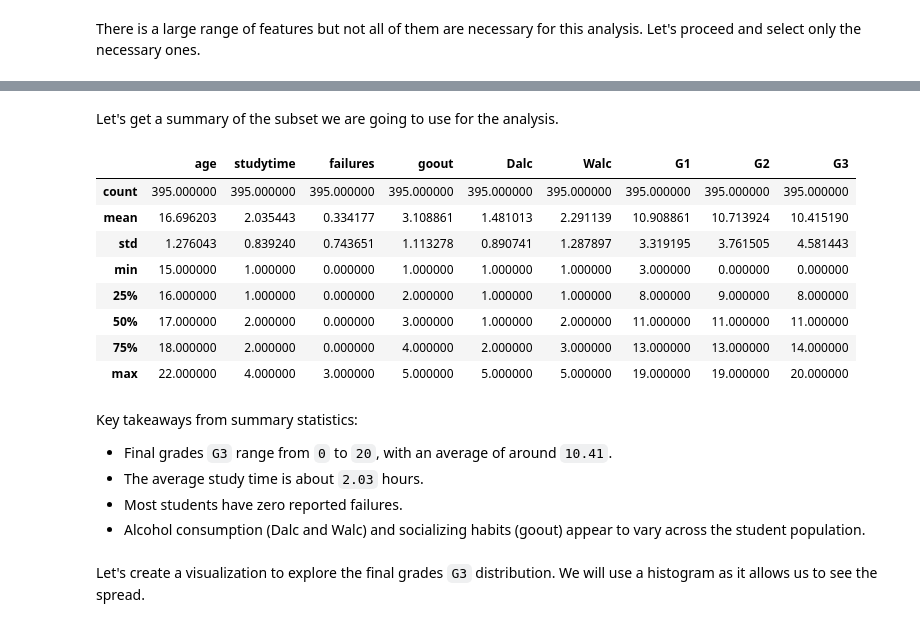
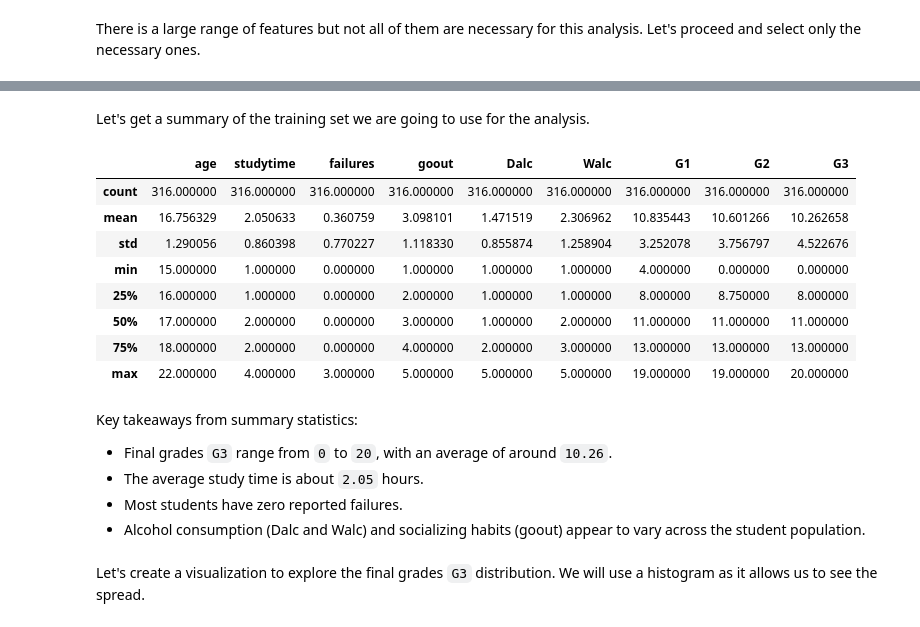
Before and after one commit to UBC-MDS/dsci-522-group-23, a Jupyter notebook: notebooks/student_performance_predictor_report.ipynb, the cells around one changed output, grey strips where cells are left out. Drawn from its saved outputs; the diff is of its cells as text; code cells hidden in the pictures.

```diff
--- a/notebooks/student_performance_predictor_report.ipynb
+++ b/notebooks/student_performance_predictor_report.ipynb
@@ -30,7 +79,6 @@ The file is a `.csv` file with `;` as delimiter. Let's use `pandas`to read it in
 # %%
 # Load data
-df_url = "https://archive.ics.uci.edu/dataset/320/student+performance"
-student_performance = pd.read_csv('../data/student-mat.csv', delimiter=';')
+student_performance = pd.read_csv('../data/raw/student-mat.csv', delimiter=';')
 student_performance.head()
 # %% [output]
 |  | school | sex | age | address | famsize | Pstatus | Medu | Fedu | Mjob | Fjob | ... | ... |
@@ -90,5 +140,9 @@ columns = ['sex',
            'G1',
            'G2',
            'G3']
-student_performance_df = student_df[columns]
-student_performance_df.isnull().sum()
+
+subset_df = student_performance[columns]
+
+train_df, test_df = train_test_split(
+    subset_df, test_size=0.2, random_state=123
+)
@@ -116,22 +178,22 @@ student_performance_df.head()
 # %% [markdown]
-Let's get a summary of the subset we are going to use for the analysis.
+Let's get a summary of the training set we are going to use for the analysis.
 # %%
-student_performance_df.describe()
+train_df.describe()
 # %% [output]
 |  | age | studytime | failures | goout | Dalc | Walc | G1 | G2 | G3 |
-| count | 395.000000 | 395.000000 | 395.000000 | 395.000000 | 395.000000 | 395.000000 | 395.000000 | 395.000000 | 395.000000 |
-| mean | 16.696203 | 2.035443 | 0.334177 | 3.108861 | 1.481013 | 2.291139 | 10.908861 | 10.713924 | 10.415190 |
-| std | 1.276043 | 0.839240 | 0.743651 | 1.113278 | 0.890741 | 1.287897 | 3.319195 | 3.761505 | 4.581443 |
-| min | 15.000000 | 1.000000 | 0.000000 | 1.000000 | 1.000000 | 1.000000 | 3.000000 | 0.000000 | 0.000000 |
-| 25% | 16.000000 | 1.000000 | 0.000000 | 2.000000 | 1.000000 | 1.000000 | 8.000000 | 9.000000 | 8.000000 |
+| count | 316.000000 | 316.000000 | 316.000000 | 316.000000 | 316.000000 | 316.000000 | 316.000000 | 316.000000 | 316.000000 |
+| mean | 16.756329 | 2.050633 | 0.360759 | 3.098101 | 1.471519 | 2.306962 | 10.835443 | 10.601266 | 10.262658 |
+| std | 1.290056 | 0.860398 | 0.770227 | 1.118330 | 0.855874 | 1.258904 | 3.252078 | 3.756797 | 4.522676 |
+| min | 15.000000 | 1.000000 | 0.000000 | 1.000000 | 1.000000 | 1.000000 | 4.000000 | 0.000000 | 0.000000 |
+| 25% | 16.000000 | 1.000000 | 0.000000 | 2.000000 | 1.000000 | 1.000000 | 8.000000 | 8.750000 | 8.000000 |
 | 50% | 17.000000 | 2.000000 | 0.000000 | 3.000000 | 1.000000 | 2.000000 | 11.000000 | 11.000000 | 11.000000 |
-| 75% | 18.000000 | 2.000000 | 0.000000 | 4.000000 | 2.000000 | 3.000000 | 13.000000 | 13.000000 | 14.000000 |
+| 75% | 18.000000 | 2.000000 | 0.000000 | 4.000000 | 2.000000 | 3.000000 | 13.000000 | 13.000000 | 13.000000 |
 | max | 22.000000 | 4.000000 | 3.000000 | 5.000000 | 5.000000 | 5.000000 | 19.000000 | 19.000000 | 20.000000 |
 # %% [markdown]
 Key takeaways from summary statistics:
 
-- Final grades `G3` range from `0` to `20`, with an average of around `10.41`.
-- The average study time is about `2.03` hours.
+- Final grades `G3` range from `0` to `20`, with an average of around `10.26`.
+- The average study time is about `2.05` hours.
 - Most students have zero reported failures.
 - Alcohol consumption (Dalc and Walc) and socializing habits (goout) appear to vary across the student population.
 # %% [markdown]
```
Also changed, not shown: parts of 13 cells of this notebook, 9 other files.
